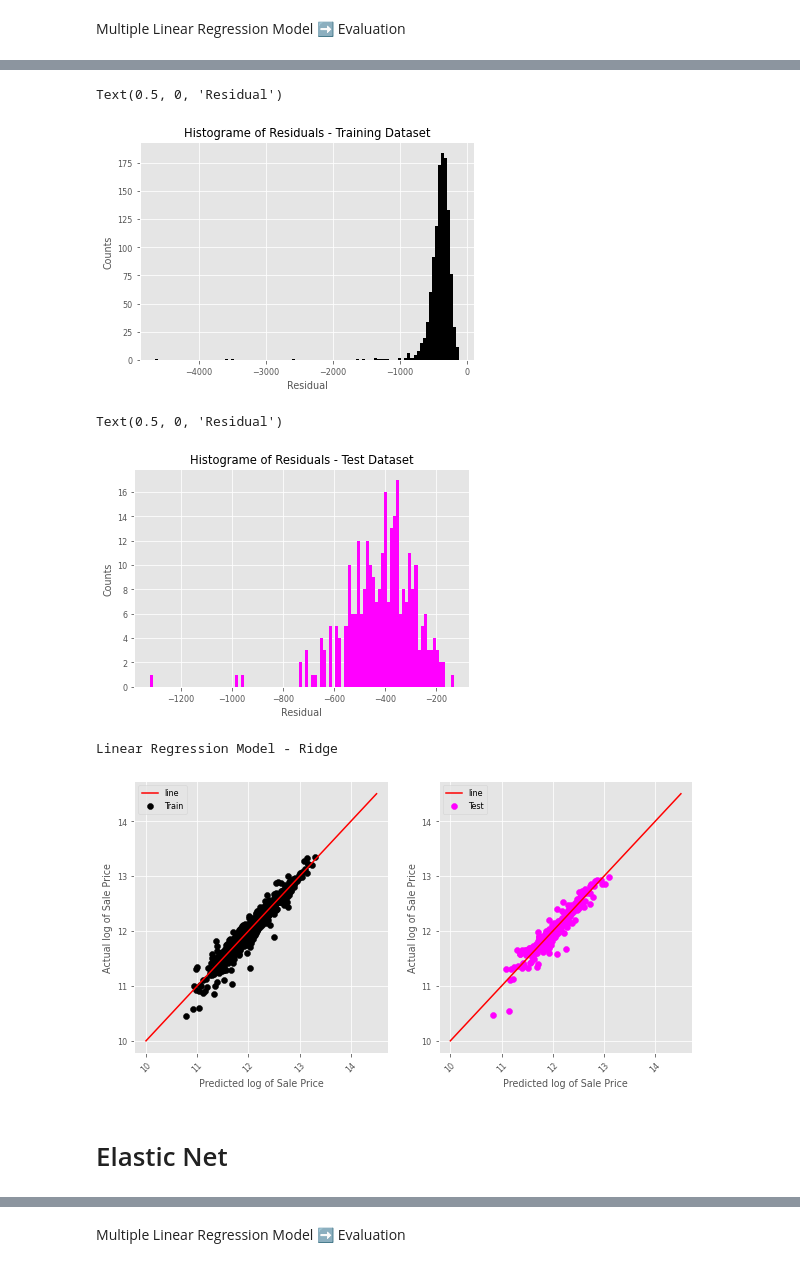
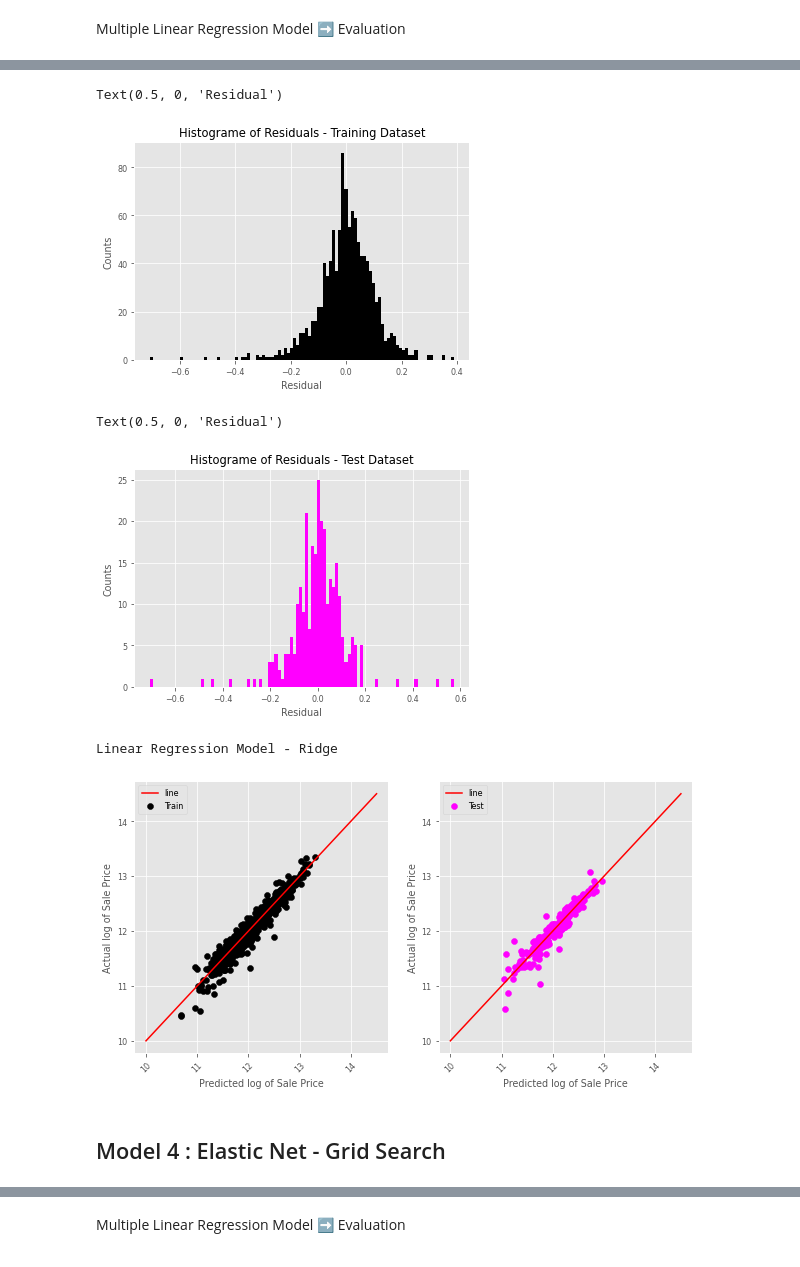
Before and after one commit to flyingcape/Ames_Iowa_HousePrices_Regression, a Jupyter notebook: ML_Project_LinearModels.ipynb, the cells around one changed output, grey strips where cells are left out. Drawn from its saved outputs; the diff is of its cells as text; code cells hidden in the pictures.

```diff
--- a/ML_Project_LinearModels.ipynb
+++ b/ML_Project_LinearModels.ipynb
@@ -410,7 +408,7 @@ def get_ridge_model(X, Y):
     ridge_gs.set_params(normalize=False)
 
     params = {
-        "alpha": [0.001, 0.002, 0.003, 0.004, 0.005, 0.007, 0.01]
+        "alpha": [0.001, 0.002, 0.003, 0.004, 0.005, 0.006, 0.007, 0.008, 0.009, 0.01]
     }
 
     gs = GridSearchCV(ridge_gs, params, scoring = 'r2', cv=skfold)
@@ -718,25 +654,25 @@ RMSE: $ 20619.788470804906
 # %%
-residuals_train = get_residuals(ridge_model, X_train, y_train)
+residuals_train = get_residuals(ridge_model, X_train_scaled, y_train)
 plt.hist(residuals_train, 100, facecolor = 'black');
 plt.title('Histograme of Residuals - Training Dataset')
 plt.ylabel('Counts')
 plt.xlabel('Residual')
 # %% [output]
 Text(0.5, 0, 'Residual')
-[figure, old version]
+[figure, new version]
 # %%
-residuals_test = get_residuals(ridge_model, X_test, y_test)
+residuals_test = get_residuals(ridge_model, X_test_scaled, y_test)
 plt.hist(residuals_test, 100, facecolor = 'magenta');
 plt.title('Histograme of Residuals - Test Dataset')
 plt.ylabel('Counts')
 plt.xlabel('Residual')
 # %% [output]
 Text(0.5, 0, 'Residual')
-[figure, old version]
+[figure, new version]
 # %%
 print('Linear Regression Model - Ridge');
 plot_the_model(ridge_model, X_train_scaled, y_train, X_test_scaled, y_test)
 # %% [output]
 Linear Regression Model - Ridge
-[figure, old version]
+[figure, new version]
 # %%
@@ -777,5 +681,5 @@ rmse_dollars_test.append(rmse_dollars_test_temp)
 # %% [markdown]
-# Elastic Net
+## Model 4 : Elastic Net - Grid Search
 # %%
 EN_model = get_elasticNet_model(X_train_scaled, y_train)
 # %% [output]
```
Also changed, not shown: parts of 58 cells of this notebook, 2 other files.
